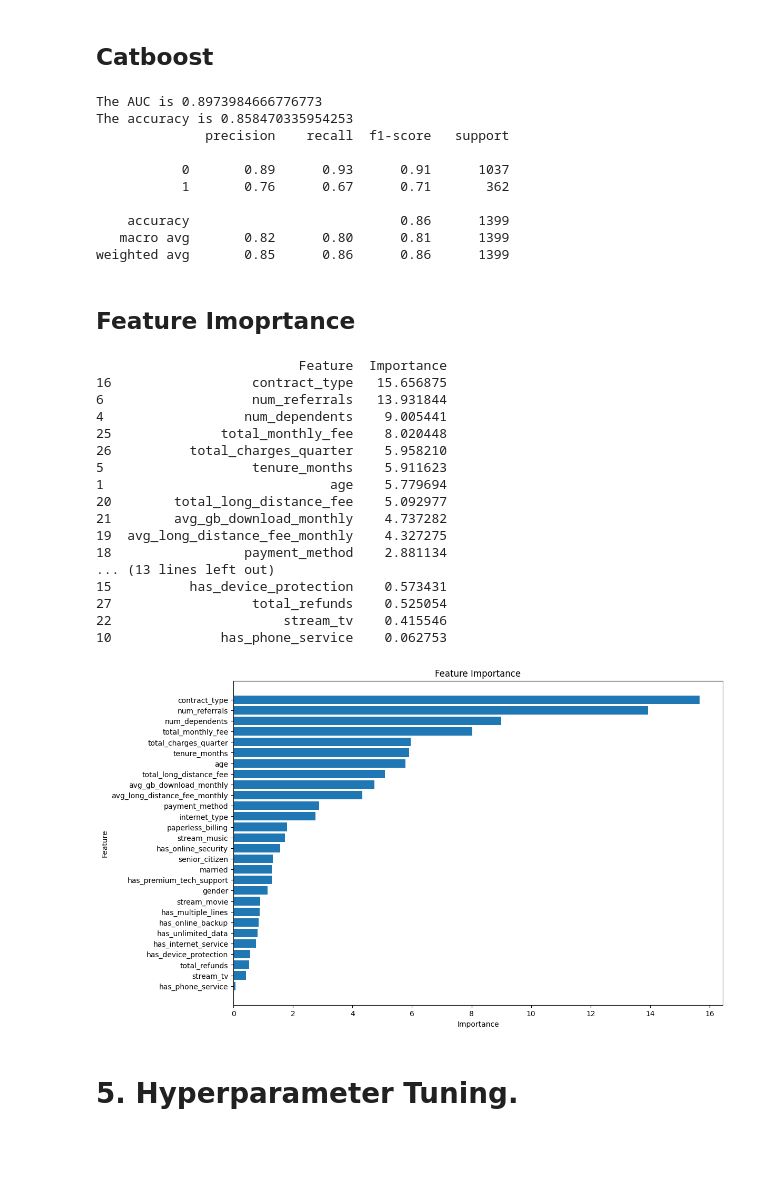
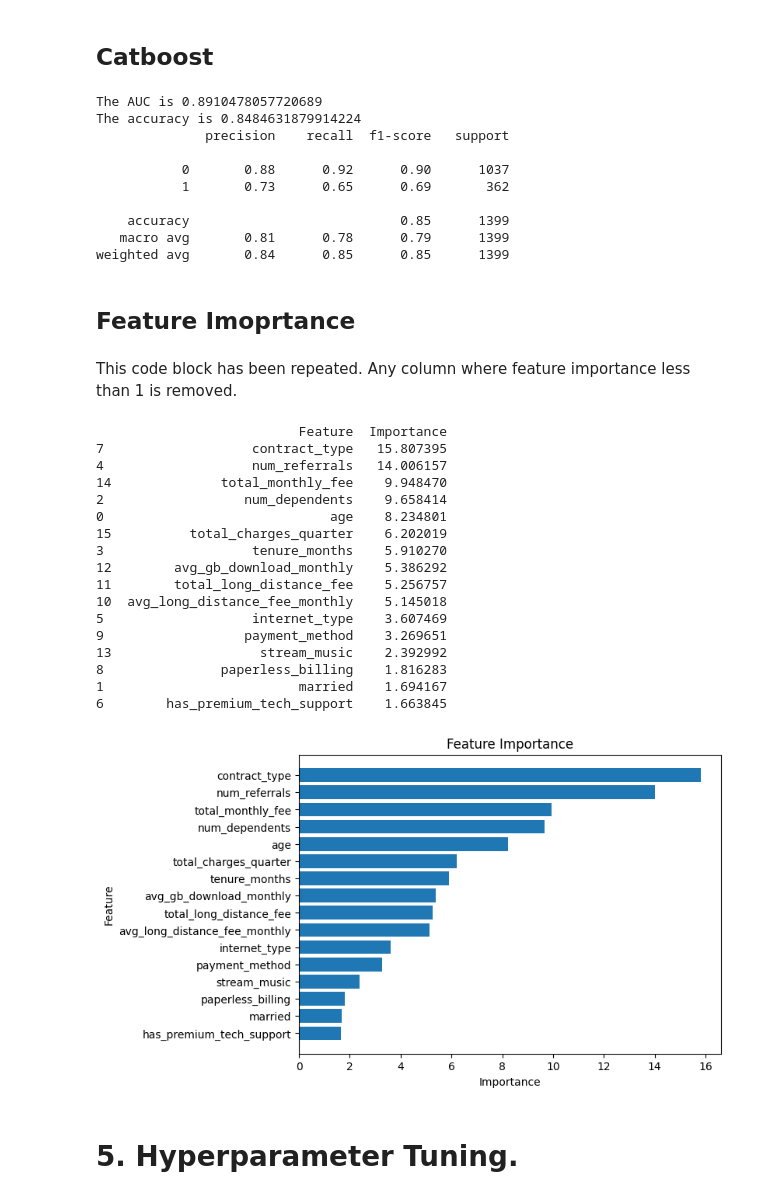
Before and after one commit to MHidayatz/AI300_Projects, a Jupyter notebook: notebooks/WorkingNotebook.ipynb, the cells around one changed output. Cells and saved outputs as stored; diff of their text form; code cells hidden in the pictures; blank space fills up the shorter version.

```diff
--- a/notebooks/WorkingNotebook.ipynb
+++ b/notebooks/WorkingNotebook.ipynb
@@ -392,4 +394,6 @@ data = df
 data = data.dropna(subset=['churn_label'])
 
 # Drop the churn_category and churn_reason columns
-data = data.drop(columns=['churn_category', 'churn_reason','account_id','customer_id','age_group','status','zip_code','area_id','population','city'])
+data = data.drop(columns=['churn_category', 'churn_reason','account_id','customer_id','age_group','status','zip_code','area_id','population','city','has_phone_service','total_refunds',\
+                        'has_internet_service','stream_tv','has_device_protection','has_multiple_lines','has_unlimited_data','stream_movie','gender','has_online_backup','senior_citizen',\
+                        'has_online_security'])
@@ -506,58 +541,60 @@ print(f"The AUC is {auc}")
 print(f"The accuracy is {accuracy}")
 print(classification_rep)
 # %% [output]
-The AUC is 0.8973984666776773
-The accuracy is 0.858470335954253
+The AUC is 0.8910478057720689
+The accuracy is 0.8484631879914224
               precision    recall  f1-score   support
 
-           0       0.89      0.93      0.91      1037
-           1       0.76      0.67      0.71       362
+           0       0.88      0.92      0.90      1037
+           1       0.73      0.65      0.69       362
 
-    accuracy                           0.86      1399
-   macro avg       0.82      0.80      0.81      1399
-weighted avg       0.85      0.86      0.86      1399
+    accuracy                           0.85      1399
+   macro avg       0.81      0.78      0.79      1399
+weighted avg       0.84      0.85      0.85      1399
 # %% [markdown]
 ## Feature Imoprtance
+# %% [markdown]
+This code block has been repeated. Any column where feature importance less than 1 is removed.
 # %%
 # 2. Extract feature importance
 feature_importances = model.get_feature_importance()
 feature_names = X_train.columns
 
 # Create a DataFrame for the importances and sort by importance
 importance_df = pd.DataFrame({
     'Feature': feature_names,
     'Importance': feature_importances
 }).sort_values(by='Importance', ascending=False)
 
 print(importance_df)
 
 # 3. (Optional) Visualize the feature importance
-plt.figure(figsize=(12, 8))
+plt.figure(figsize=(7, 5))
 plt.barh(importance_df['Feature'], importance_df['Importance'])
 plt.xlabel('Importance')
 plt.ylabel('Feature')
 plt.title('Feature Importance')
 plt.gca().invert_yaxis()  # Highest importance at the top
 plt.show()
 # %% [output]
                           Feature  Importance
-16                  contract_type   15.656875
-6                   num_referrals   13.931844
-4                  num_dependents    9.005441
-25              total_monthly_fee    8.020448
-26          total_charges_quarter    5.958210
-5                   tenure_months    5.911623
-1                             age    5.779694
-20        total_long_distance_fee    5.092977
-21        avg_gb_download_monthly    4.737282
-19  avg_long_distance_fee_monthly    4.327275
-18                 payment_method    2.881134
-... (13 lines left out)
-15          has_device_protection    0.573431
-27                  total_refunds    0.525054
-22                      stream_tv    0.415546
-10              has_phone_service    0.062753
+7                   contract_type   15.807395
+4                   num_referrals   14.006157
+14              total_monthly_fee    9.948470
+2                  num_dependents    9.658414
+0                             age    8.234801
+15          total_charges_quarter    6.202019
+3                   tenure_months    5.910270
+12        avg_gb_download_monthly    5.386292
+11        total_long_distance_fee    5.256757
+10  avg_long_distance_fee_monthly    5.145018
+5                   internet_type    3.607469
+9                  payment_method    3.269651
+13                   stream_music    2.392992
+8               paperless_billing    1.816283
+1                         married    1.694167
+6        has_premium_tech_support    1.663845
-[figure, old version]
+[figure, new version]
 # %% [markdown]
 # 5. Hyperparameter Tuning.
 # %%
```
Also changed, not shown: parts of 7 cells of this notebook, 6 other files.
